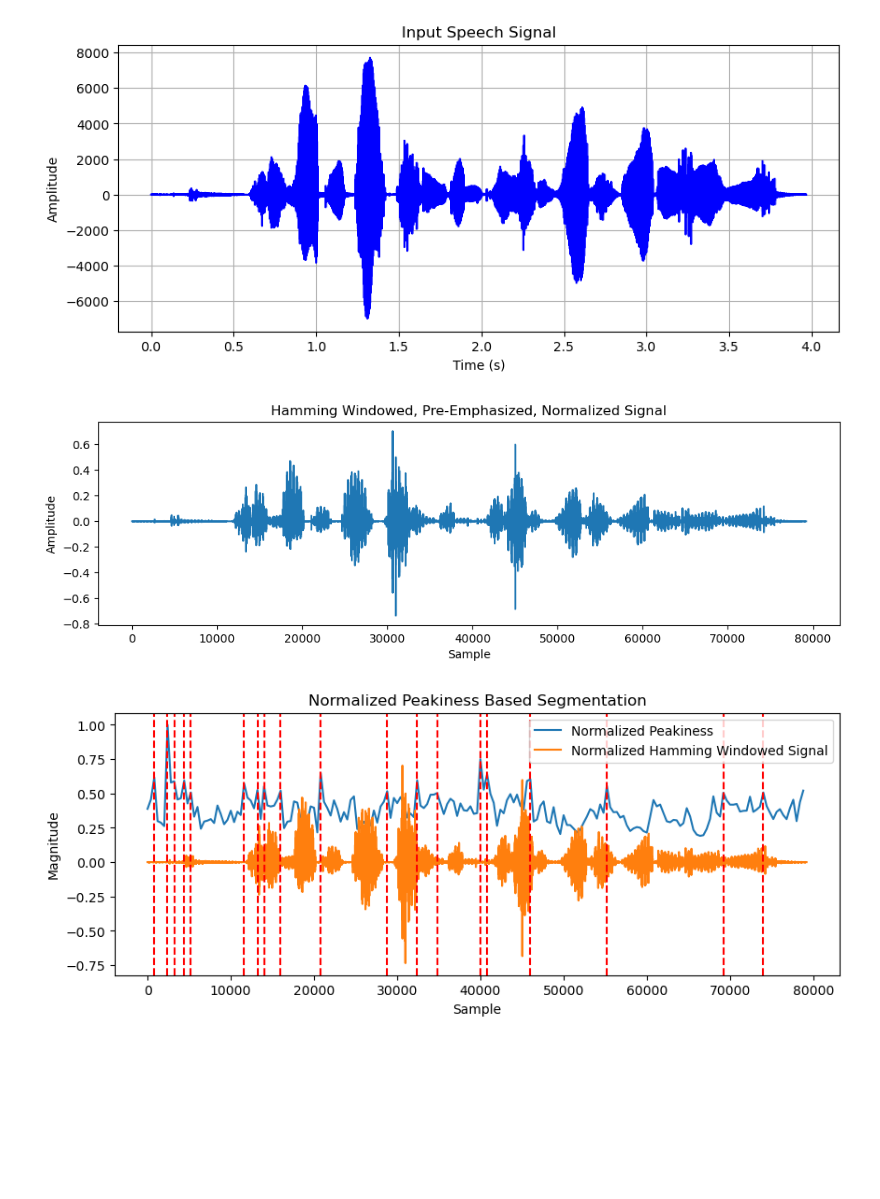
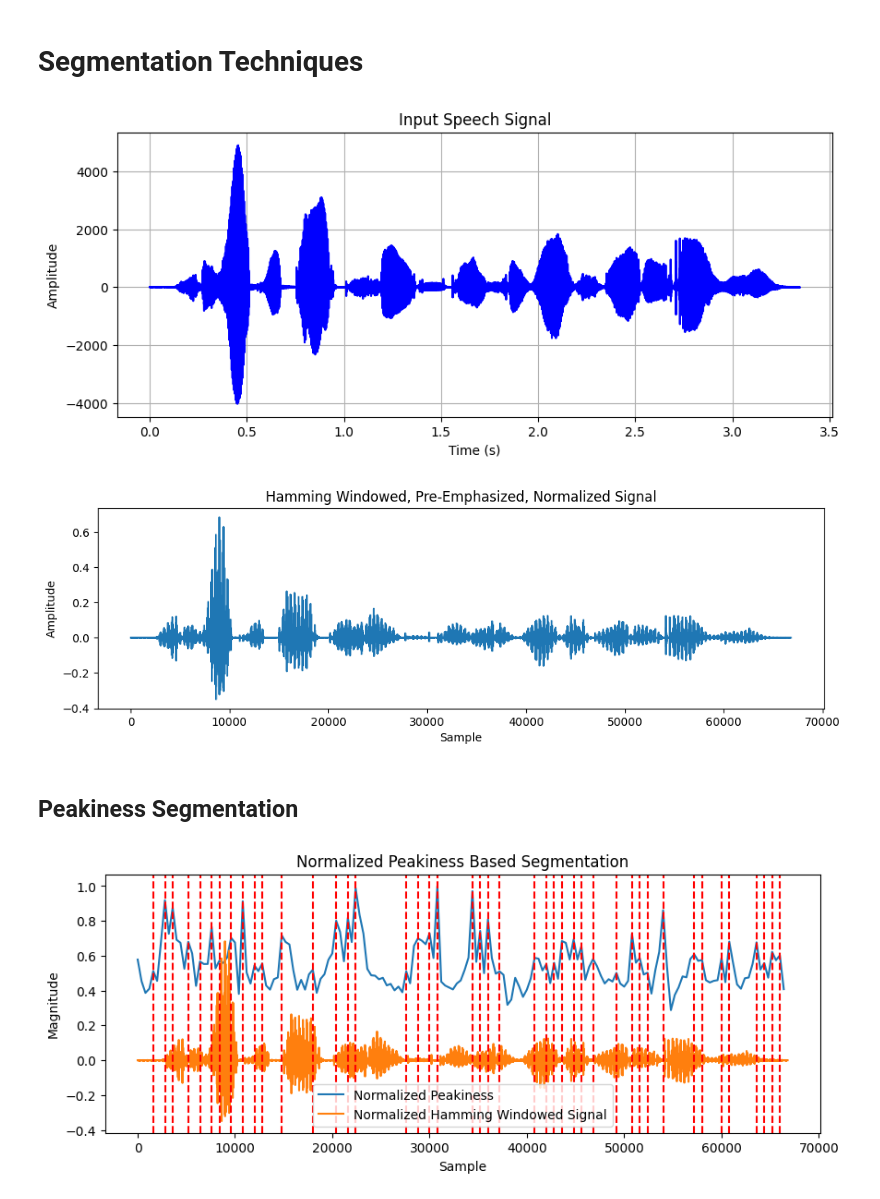
Before and after one commit to shreyachalla/speech-slice, a Jupyter notebook: demo.ipynb, the cells around one changed output. Saved outputs shown, nothing was run; the diff lists cells and outputs as text; code cells hidden in the pictures; blank space fills up the shorter version.

```diff
--- a/demo.ipynb
+++ b/demo.ipynb
@@ -9,0 +36,4 @@ import librosa
+# %%
+# Defining commonly used parameters
+audio_path_global = "demo_audio\SA1.WAV.wav"
+samples_global, sample_rate_global = librosa.load(audio_path_global)
@@ -10,24 +118,28 @@ import librosa
+# %% [markdown]
+# Segmentation Techniques
 # %%
 # Instantiate a Segmentation instance to start using SpeechSlice functions
 speechSlice = Segmentation()
 # %%
 # running tests on input signal 1
 
 # plot and play input signal 1
-sample_rate, audio_data = wavfile.read("demo_audio\SA1.WAV.wav")
+sample_rate, audio_data = wavfile.read(audio_path_global)
 sd.play(audio_data, sample_rate)
 sd.wait()
 
 audio_data, sample_rate = speechSlice.input_and_plot("demo_audio\SA1.WAV.wav", True)
 # %% [output]
-[figure, old version]
+[figure, new version]
 # %%
 # short time window segmentation, normalize, and pre-emphasize
 hamming_short_windows, hamming_signal = speechSlice.split_window_preemphasize(audio_data, sample_rate, 25, 5, plot=True)
 # %% [output]
-[figure, old version]
+[figure, new version]
+# %% [markdown]
+## Peakiness Segmentation
 # %%
 # run peakiness segmentation
 peakiness_segmentation_boundaries = speechSlice.peakiness_segmentation(hamming_short_windows, peakiness_threshold=0.5)
 # %% [output]
-[figure, old version]
+[figure, new version]
```
Also changed, not shown: parts of 44 cells of this notebook, 1 other file.
